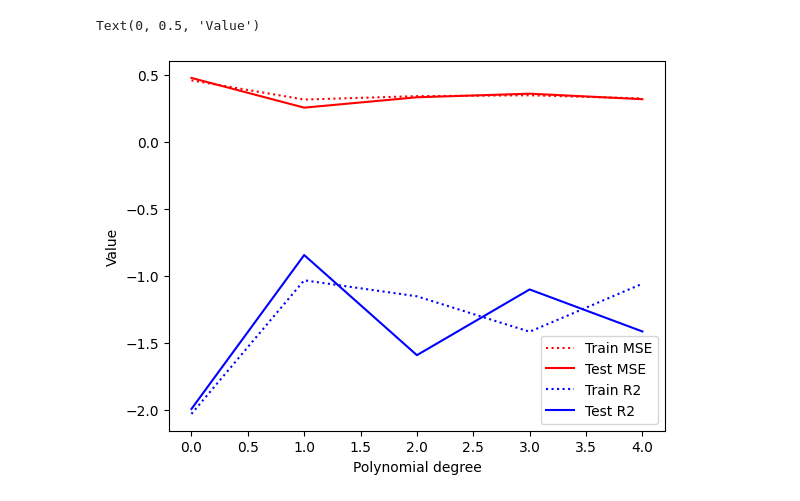
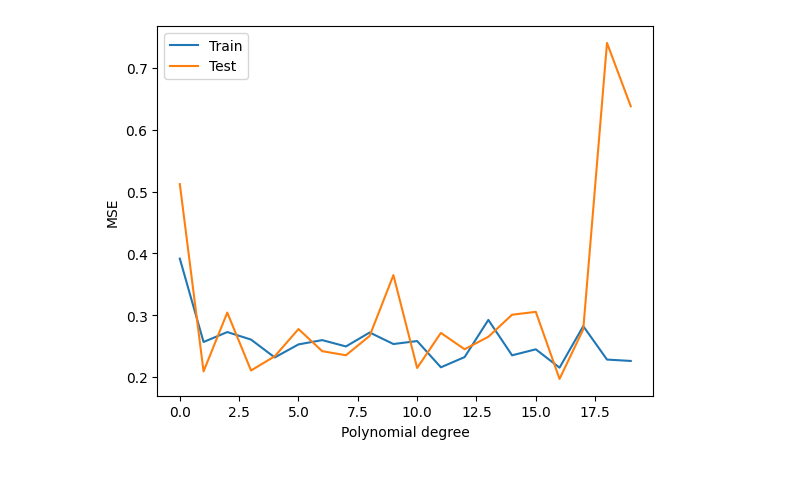
Before and after one commit to LassePladsen/FYS-STK3155-projects, a Jupyter notebook: project1/source code/part_a_franke_OLS.ipynb, the cells around one changed output. Saved outputs shown, nothing was run; the diff lists cells and outputs as text; code cells hidden in the pictures.

Commit message:
improved MSE and R2 plots, but they arent correct

```diff
--- a/project1/source code/part_a_franke_OLS.ipynb
+++ b/project1/source code/part_a_franke_OLS.ipynb
@@ -5,13 +5,15 @@ Created on 26.09.2023
 
 import numpy as np
 import matplotlib.pyplot as plt
+from pathlib import Path
 from sklearn.model_selection import train_test_split
 from sklearn.preprocessing import StandardScaler
 
-# PARAMETERS
-N = 100  # number of data points
-maxdegree = 5  # max polynomial degree for plotting
+if not RESULTS_DIR.exists():
+    RESULTS_DIR.mkdir()
 
+if not FIGURES_DIR.exists():
+    FIGURES_DIR.mkdir()
 
 def FrankeFunction(x, y):
     term1 = 0.75 * np.exp(-(0.25 * (9 * x - 2)**2) - 0.25 * ((9 * y - 2)**2))
@@ -49,13 +51,21 @@ def R2_score(y, y_tilde):
     return 1 - np.sum((y - y_tilde)**2) / np.sum((y - np.mean(y))**2)
 
 
+# PARAMETERS
+N = 100  # number of data points
+maxdegree = 20  # max polynomial degree for plotting
+
+RESULTS_DIR = Path("../results").resolve()
+FIGURES_DIR = RESULTS_DIR / "figures"
+
 # Create data set
+np.random.seed(2023)
 x = np.sort(np.random.uniform(0, 1, N))
 y = np.sort(np.random.uniform(0, 1, N))
 
 # Get franke function with noise
 noise = np.random.normal(0, 0.1, x.shape)
-z = FrankeFunction(x, y)  #+ noise
+z = FrankeFunction(x, y) + noise
 
 scaler = StandardScaler()
 
@@ -87,15 +97,13 @@ for degree in range(maxdegree):
     train_r2[degree] = R2_score(z_train, z_tilde)
     test_r2[degree] = R2_score(z_test, z_predict)
 # %%
-# Plot the MSE and R2 scores as function of poly. degree
+# Plot the MSE as function of poly. degree
 degrees = np.asarray(range(maxdegree))
-plt.plot(degrees, train_mse, "r:", label="Train MSE")
-plt.plot(degrees, test_mse, "r-", label="Test MSE")
-plt.plot(degrees, train_r2, "b:", label="Train R2")
-plt.plot(degrees, test_r2, "b-", label="Test R2")
+plt.plot(degrees, train_mse, label="Train")
+plt.plot(degrees, test_mse, label="Test")
 plt.legend()
 plt.xlabel("Polynomial degree")
-plt.ylabel("Value")
+plt.ylabel("MSE")
+plt.savefig(FIGURES_DIR / "part_a_MSE.png")
 # %% [output]
-Text(0, 0.5, 'Value')
-[figure, old version]
+[figure, new version]
```
Also changed, not shown: parts of 1 cell of this notebook.
